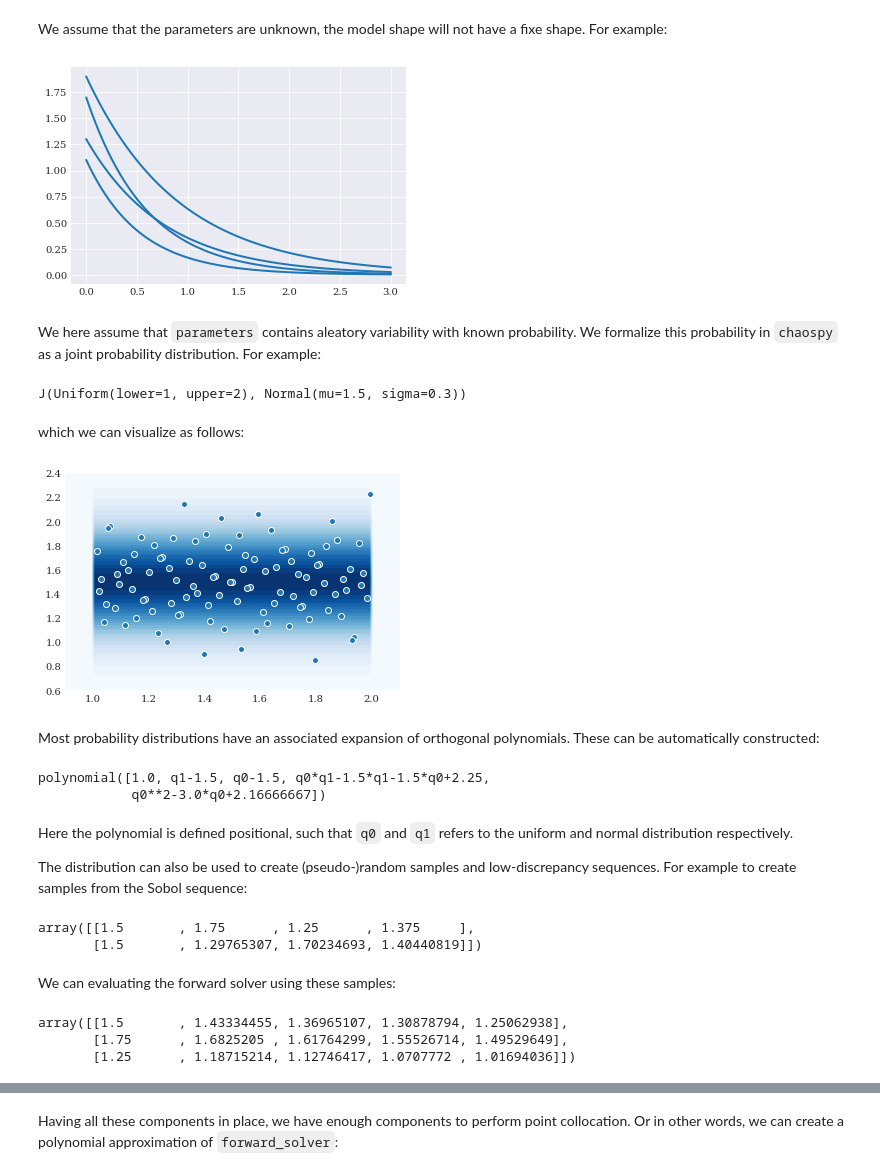
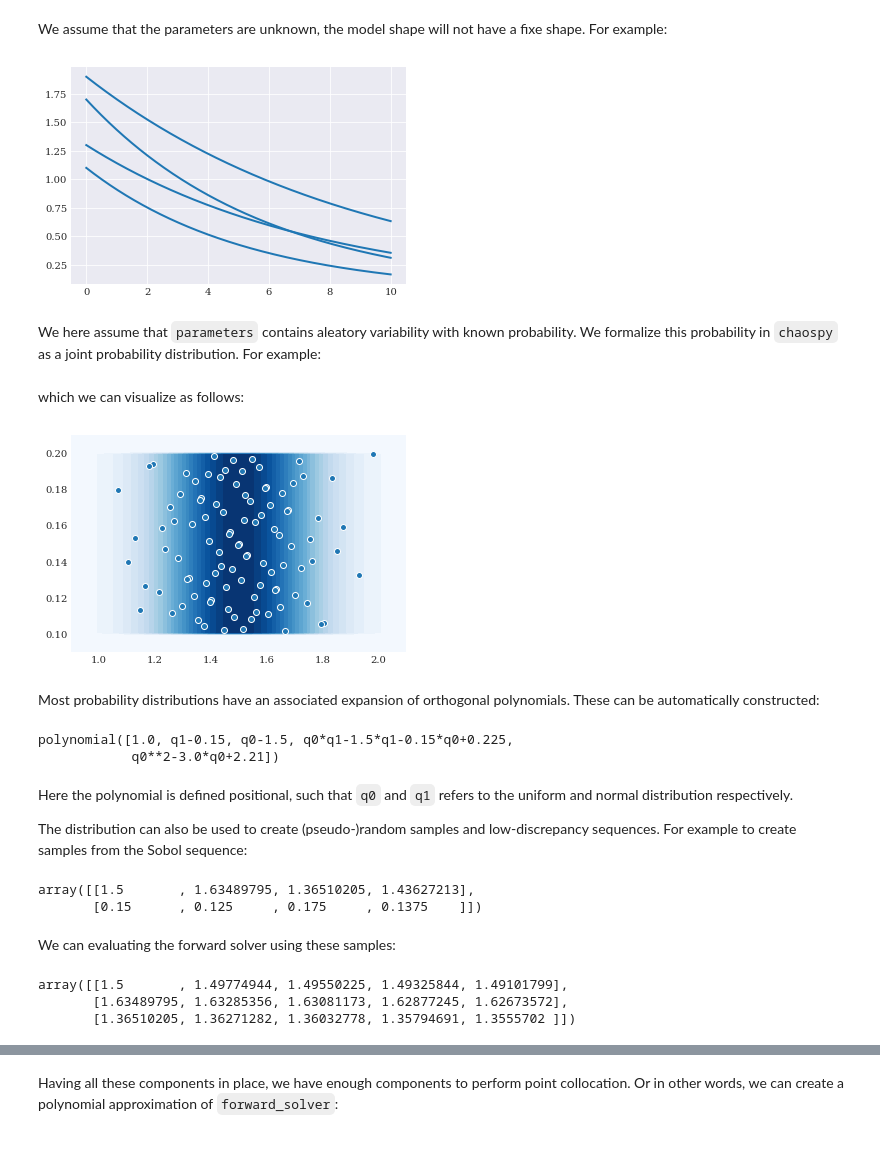
Before and after one commit to jonathf/chaospy, a Jupyter notebook: docs/user_guide/quick_tutorial.ipynb, the cells around one changed output, grey strips where cells are left out. Drawn from its saved outputs; the diff is of its cells as text; code cells hidden in the pictures; blank space fills up the shorter version.

```diff
--- a/docs/user_guide/quick_tutorial.ipynb
+++ b/docs/user_guide/quick_tutorial.ipynb
@@ -24,58 +25,57 @@ For example:
 # %%
 from matplotlib import pyplot
 
-for params in [(1.3, 1.3), (1.7, 1.7), (1.1, 1.9), (1.9, 1.1)]:
-    pyplot.plot(coordinates, forward_solver(params))
+for params in [(1.3, 0.13), (1.7, 0.17), (1.1, 0.19), (1.9, 0.11)]:
+    pyplot.plot(coordinates, model_solver(params))
 pyplot.show()
 # %% [output]
-[figure, old version]
+[figure, new version]
 # %% [markdown]
 We here assume that `parameters` contains aleatory variability with known probability.
 We formalize this probability in `chaospy` as a joint probability distribution.
 For example:
-# %%
-distribution = chaospy.J(chaospy.Uniform(1, 2), chaospy.Normal(1.5, 0.3))
-distribution
-# %% [output]
-J(Uniform(lower=1, upper=2), Normal(mu=1.5, sigma=0.3))
+# %%
+alpha = chaospy.Normal(1.5, 0.2)
+beta = chaospy.Uniform(0.1, 0.2)
+joint = chaospy.J(alpha, beta)
 # %% [markdown]
 which we can visualize as follows:
 # %%
-grid = numpy.mgrid[0.9:2.1:100j, 0.6:2.4:100j]
-pyplot.contourf(grid[0], grid[1], distribution.pdf(grid), 30)
-pyplot.scatter(*distribution.sample(100, rule="sobol"))
+grid = numpy.mgrid[0.9:2.1:100j, 0.09:0.21:100j]
+pyplot.contourf(grid[0], grid[1], joint.pdf(grid), 30)
+pyplot.scatter(*joint.sample(100, rule="sobol"))
 pyplot.show()
 # %% [output]
-[figure, old version]
+[figure, new version]
 # %% [markdown]
 Most probability distributions have an associated expansion of orthogonal polynomials.
 These can be automatically constructed:
 # %%
-expansion = chaospy.generate_expansion(8, distribution)
+expansion = chaospy.generate_expansion(8, joint)
 expansion[:5].round(8)
 # %% [output]
-polynomial([1.0, q1-1.5, q0-1.5, q0*q1-1.5*q1-1.5*q0+2.25,
-            q0**2-3.0*q0+2.16666667])
+polynomial([1.0, q1-0.15, q0-1.5, q0*q1-1.5*q1-0.15*q0+0.225,
+            q0**2-3.0*q0+2.21])
 # %% [markdown]
 Here the polynomial is defined positional, such that `q0` and `q1` refers to the uniform and normal distribution respectively.
 
 The distribution can also be used to create (pseudo-)random samples and low-discrepancy sequences.
 For example to create samples from the Sobol sequence:
 # %%
-samples = distribution.sample(1000, rule="sobol")
+samples = joint.sample(1000, rule="sobol")
 samples[:, :4].round(8)
 # %% [output]
-array([[1.5       , 1.75      , 1.25      , 1.375     ],
-       [1.5       , 1.29765307, 1.70234693, 1.40440819]])
+array([[1.5       , 1.63489795, 1.36510205, 1.43627213],
+       [0.15      , 0.125     , 0.175     , 0.1375    ]])
 # %% [markdown]
 We can evaluating the forward solver using these samples:
 # %%
-evaluations = numpy.array([forward_solver(sample) for sample in samples.T])
+evaluations = numpy.array([model_solver(sample) for sample in samples.T])
 evaluations[:3, :5].round(8)
 # %% [output]
-array([[1.5       , 1.43334455, 1.36965107, 1.30878794, 1.25062938],
-       [1.75      , 1.6825205 , 1.61764299, 1.55526714, 1.49529649],
-       [1.25      , 1.18715214, 1.12746417, 1.0707772 , 1.01694036]])
+array([[1.5       , 1.49774944, 1.49550225, 1.49325844, 1.49101799],
+       [1.63489795, 1.63285356, 1.63081173, 1.62877245, 1.62673572],
+       [1.36510205, 1.36271282, 1.36032778, 1.35794691, 1.3555702 ]])
 # %%
 pyplot.plot(coordinates, evaluations.T, alpha=0.02)
 pyplot.show()
```
Also changed, not shown: parts of 7 cells of this notebook, 43 other files.
